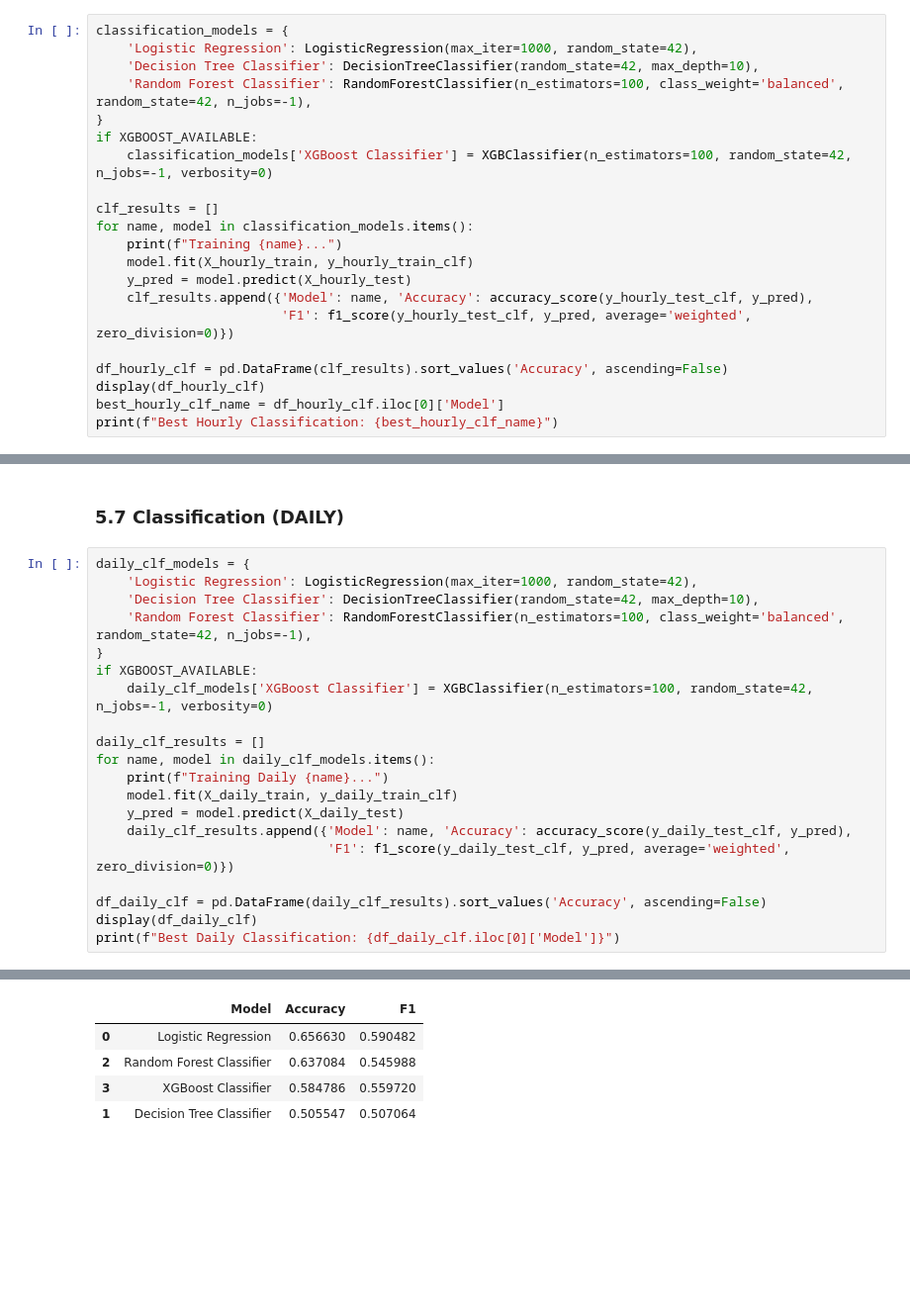
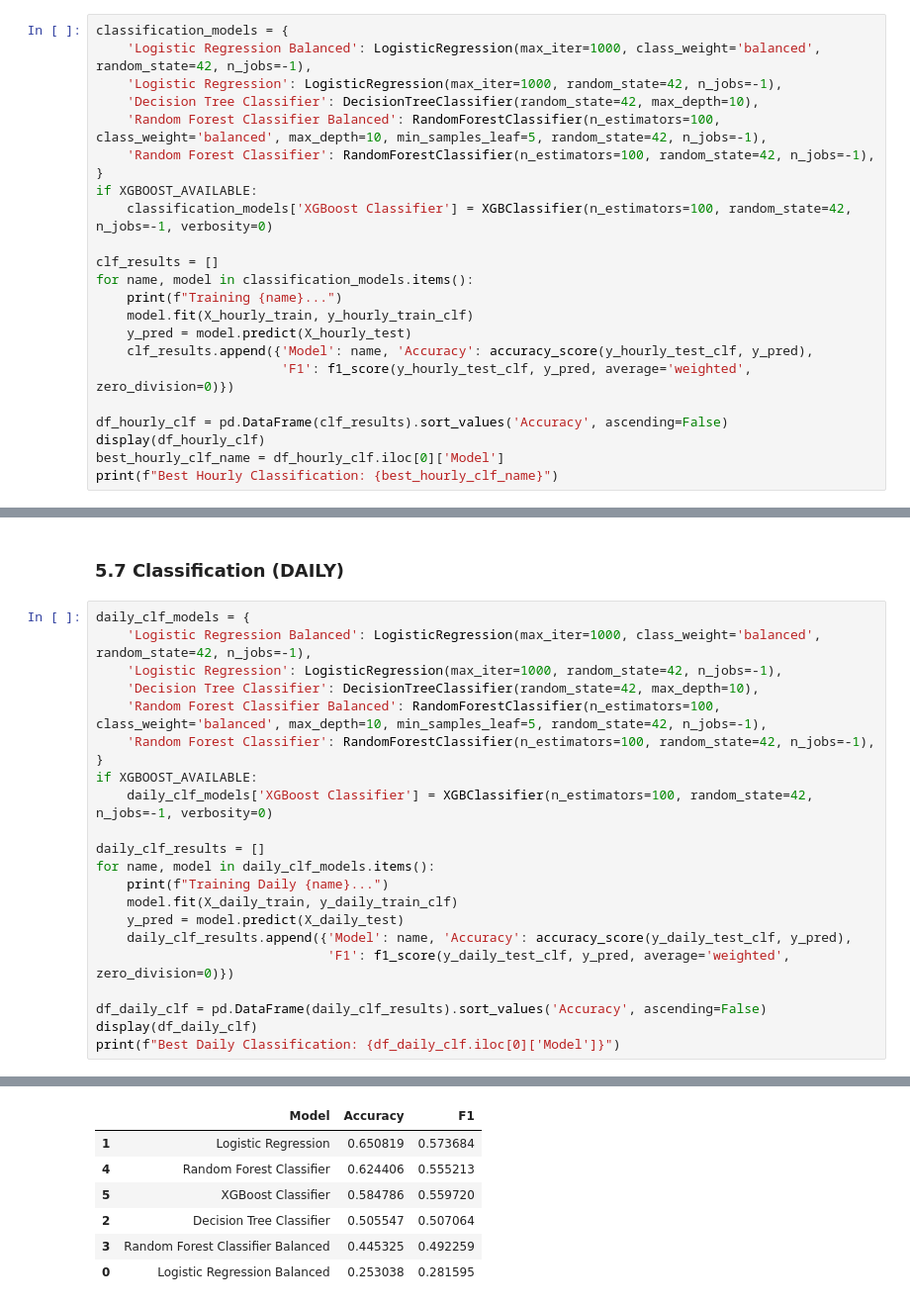
Before and after one commit to AzaniFatturFadhika/weather-iot, a Jupyter notebook: example_v2/model_training/model_selection_v2.ipynb, the cells around one changed output, grey strips where cells are left out. Shown at 99% size. Cells and saved outputs as stored; diff of their text form; blank space fills up the shorter version.

```diff
--- a/example_v2/model_training/model_selection_v2.ipynb
+++ b/example_v2/model_training/model_selection_v2.ipynb
@@ -343,9 +343,11 @@ Best Hourly Regression: XGBoost Regressor
 ### 5.5 [v2.0] Classification with Class Balancing (HOURLY)
 # %%
 classification_models = {
-    'Logistic Regression': LogisticRegression(max_iter=1000, random_state=42),
+    'Logistic Regression Balanced': LogisticRegression(max_iter=1000, class_weight='balanced', random_state=42, n_jobs=-1),
+    'Logistic Regression': LogisticRegression(max_iter=1000, random_state=42, n_jobs=-1),
     'Decision Tree Classifier': DecisionTreeClassifier(random_state=42, max_depth=10),
-    'Random Forest Classifier': RandomForestClassifier(n_estimators=100, class_weight='balanced', random_state=42, n_jobs=-1),
+    'Random Forest Classifier Balanced': RandomForestClassifier(n_estimators=100, class_weight='balanced', max_depth=10, min_samples_leaf=5, random_state=42, n_jobs=-1),
+    'Random Forest Classifier': RandomForestClassifier(n_estimators=100, random_state=42, n_jobs=-1),
 }
 if XGBOOST_AVAILABLE:
     classification_models['XGBoost Classifier'] = XGBClassifier(n_estimators=100, random_state=42, n_jobs=-1, verbosity=0)
@@ -416,9 +422,11 @@ Best Daily Regression: Linear Regression
 ### 5.7 Classification (DAILY)
 # %%
 daily_clf_models = {
-    'Logistic Regression': LogisticRegression(max_iter=1000, random_state=42),
+    'Logistic Regression Balanced': LogisticRegression(max_iter=1000, class_weight='balanced', random_state=42, n_jobs=-1),
+    'Logistic Regression': LogisticRegression(max_iter=1000, random_state=42, n_jobs=-1),
     'Decision Tree Classifier': DecisionTreeClassifier(random_state=42, max_depth=10),
-    'Random Forest Classifier': RandomForestClassifier(n_estimators=100, class_weight='balanced', random_state=42, n_jobs=-1),
+    'Random Forest Classifier Balanced': RandomForestClassifier(n_estimators=100, class_weight='balanced', max_depth=10, min_samples_leaf=5, random_state=42, n_jobs=-1),
+    'Random Forest Classifier': RandomForestClassifier(n_estimators=100, random_state=42, n_jobs=-1),
 }
 if XGBOOST_AVAILABLE:
     daily_clf_models['XGBoost Classifier'] = XGBClassifier(n_estimators=100, random_state=42, n_jobs=-1, verbosity=0)
@@ -440,8 +450,10 @@ Training Daily Decision Tree Classifier...
 Training Daily Random Forest Classifier...
 Training Daily XGBoost Classifier...
 |  | Model | Accuracy | F1 |
-| 0 | Logistic Regression | 0.656630 | 0.590482 |
-| 2 | Random Forest Classifier | 0.637084 | 0.545988 |
-| 3 | XGBoost Classifier | 0.584786 | 0.559720 |
-| 1 | Decision Tree Classifier | 0.505547 | 0.507064 |
+| 1 | Logistic Regression | 0.650819 | 0.573684 |
+| 4 | Random Forest Classifier | 0.624406 | 0.555213 |
+| 5 | XGBoost Classifier | 0.584786 | 0.559720 |
+| 2 | Decision Tree Classifier | 0.505547 | 0.507064 |
+| 3 | Random Forest Classifier Balanced | 0.445325 | 0.492259 |
+| 0 | Logistic Regression Balanced | 0.253038 | 0.281595 |
 Best Daily Classification: Logistic Regression
```
Also changed, not shown: parts of 2 cells of this notebook, 12 other files.
